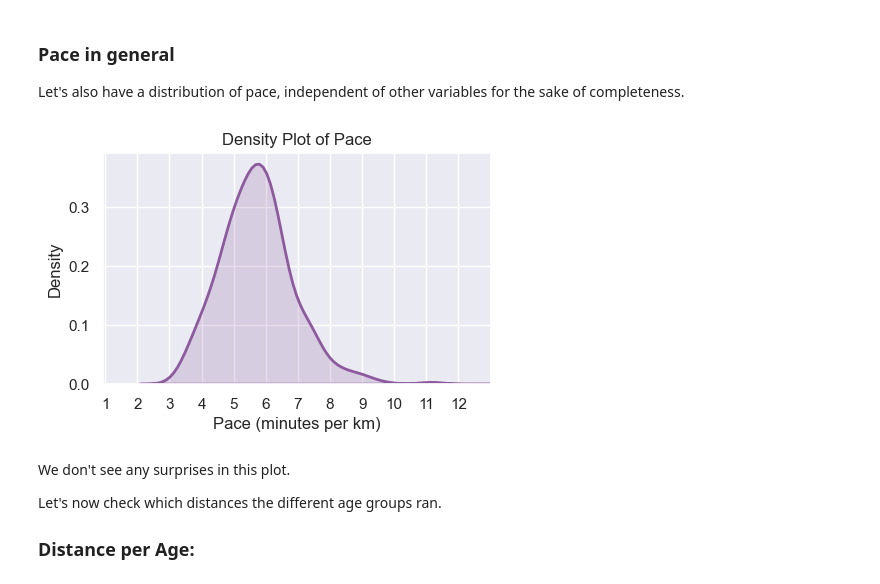
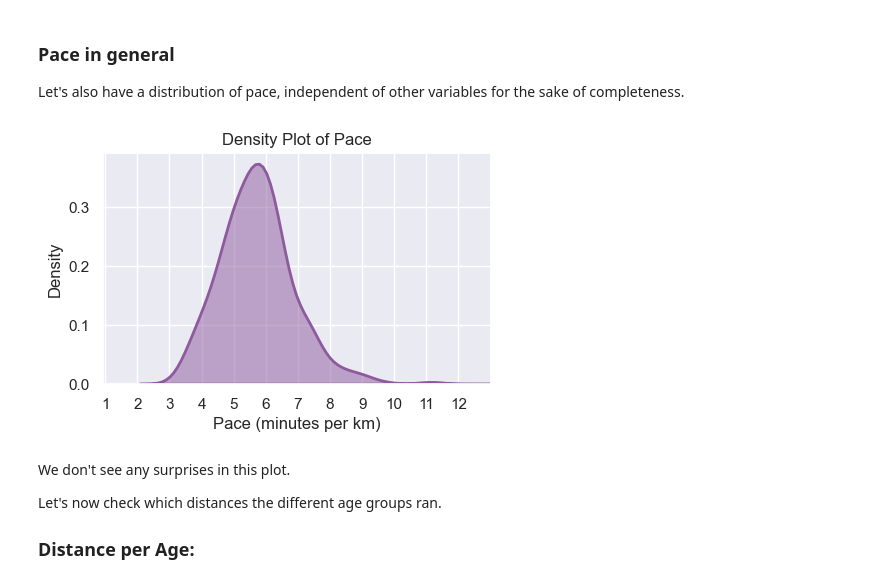
Before and after one commit to scheinmensch/Plaenterwaldlauf, a Jupyter notebook: Analysis.ipynb, the cells around one changed output. Drawn from its saved outputs; the diff is of its cells as text; code cells hidden in the pictures.

```diff
--- a/Analysis.ipynb
+++ b/Analysis.ipynb
@@ -466,17 +467,17 @@ Let's also have a distribution of pace, independent of other variables for the s
 # %%
 plt.figure(figsize=(5,3))
 
-sns.kdeplot(data['Pace_minutes'], color='#8D5A9E', linewidth=2, fill=True, alpha=0.2)
+sns.kdeplot(data['Pace_minutes'], color='#8D5A9E', linewidth=2, fill=True, alpha=0.5)
 
 plt.title('Density Plot of Pace')
 plt.xlabel('Pace (minutes per km)')
 plt.ylabel('Density')
 plt.xlim(right=13)
 plt.xticks(np.arange(1, 13, 1))
 
 plt.show();
 # %% [output]
-[figure, old version]
+[figure, new version]
 # %% [markdown]
 We don't see any surprises in this plot.
 
```
Also changed, not shown: parts of 25 cells of this notebook, 1 other file.
